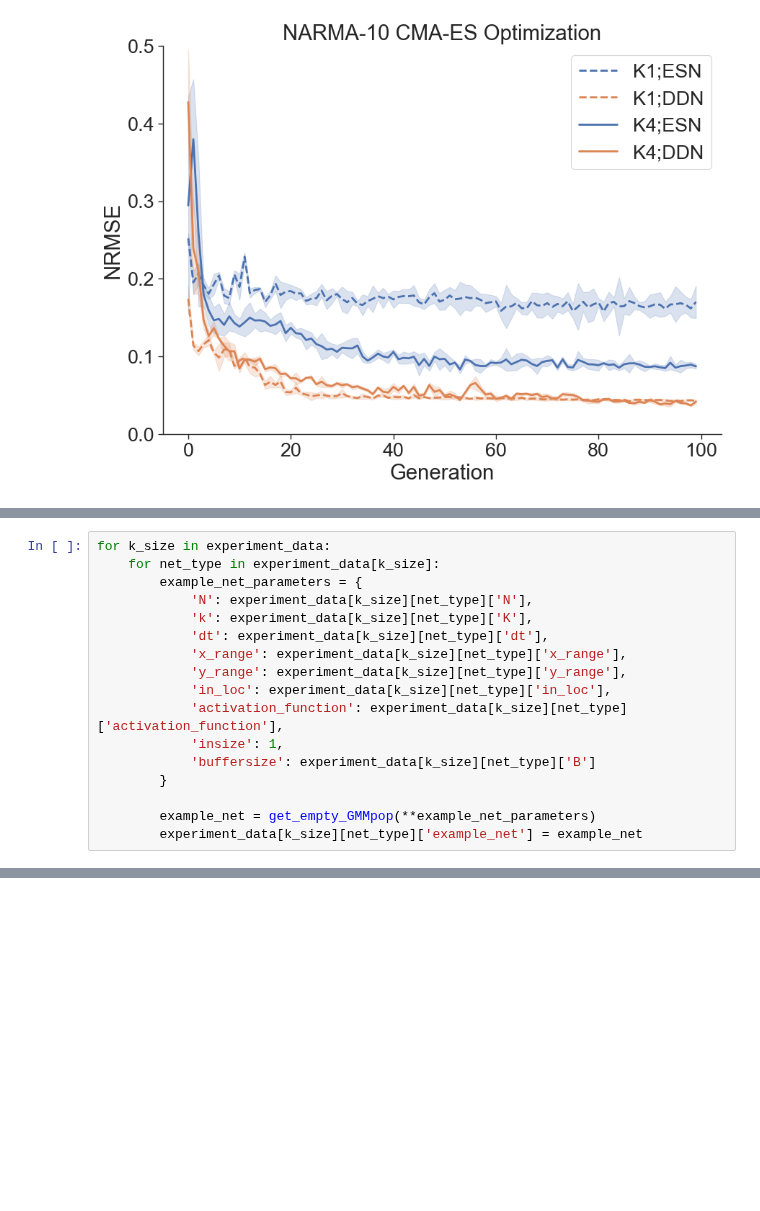
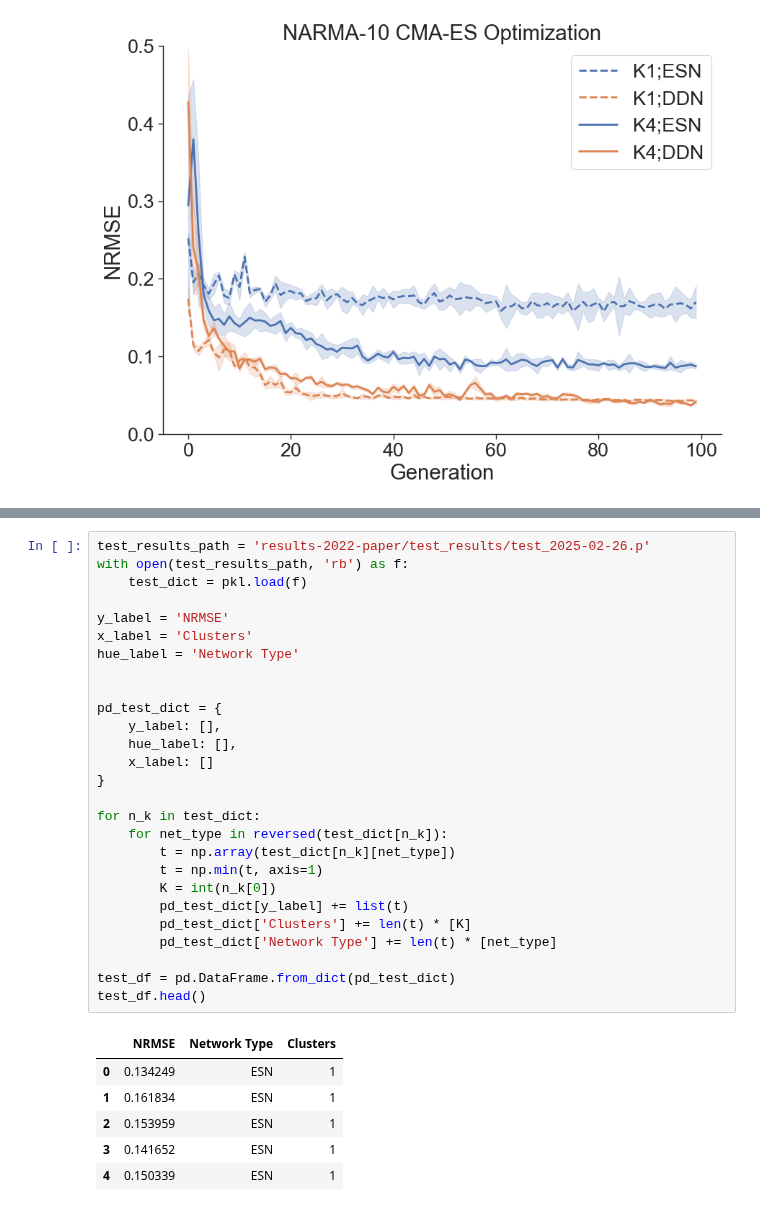
Before and after one commit to StefanIacob/DDN-public, a Jupyter notebook: DDN-2022-paper-analysis.ipynb, the cells around one changed output, grey strips where cells are left out. Cells and saved outputs as stored; diff of their text form; blank space fills up the shorter version.

```diff
--- a/DDN-2022-paper-analysis.ipynb
+++ b/DDN-2022-paper-analysis.ipynb
@@ -284,17 +151,0 @@ We select and recreate the best networks and test them on new data
-# %%
-for k_size in experiment_data:
-    for net_type in experiment_data[k_size]:
-        example_net_parameters = {
-            'N': experiment_data[k_size][net_type]['N'],
-            'k': experiment_data[k_size][net_type]['K'],
-            'dt': experiment_data[k_size][net_type]['dt'],
-            'x_range': experiment_data[k_size][net_type]['x_range'],
-            'y_range': experiment_data[k_size][net_type]['y_range'],
-            'in_loc': experiment_data[k_size][net_type]['in_loc'],
-            'activation_function': experiment_data[k_size][net_type]['activation_function'],
-            'insize': 1,
-            'buffersize': experiment_data[k_size][net_type]['B']
-        }
-
-        example_net = get_empty_GMMpop(**example_net_parameters)
-        experiment_data[k_size][net_type]['example_net'] = example_net
@@ -345,0 +152,34 @@ KeyboardInterrupt:
+# %%
+test_results_path = 'results-2022-paper/test_results/test_2025-02-26.p'
+with open(test_results_path, 'rb') as f:
+    test_dict = pkl.load(f)
+
+y_label = 'NRMSE'
+x_label = 'Clusters'
+hue_label = 'Network Type'
+
+
+pd_test_dict = {
+    y_label: [],
+    hue_label: [],
+    x_label: []
+}
+
+for n_k in test_dict:
+    for net_type in reversed(test_dict[n_k]):
+        t = np.array(test_dict[n_k][net_type])
+        t = np.min(t, axis=1)
+        K = int(n_k[0])
+        pd_test_dict[y_label] += list(t)
+        pd_test_dict['Clusters'] += len(t) * [K]
+        pd_test_dict['Network Type'] += len(t) * [net_type]
+
+test_df = pd.DataFrame.from_dict(pd_test_dict)
+test_df.head()
+# %% [output]
+|  | NRMSE | Network Type | Clusters |
+| 0 | 0.134249 | ESN | 1 |
+| 1 | 0.161834 | ESN | 1 |
+| 2 | 0.153959 | ESN | 1 |
+| 3 | 0.141652 | ESN | 1 |
+| 4 | 0.150339 | ESN | 1 |
```
Also changed, not shown: parts of 14 cells of this notebook, 3 other files.
